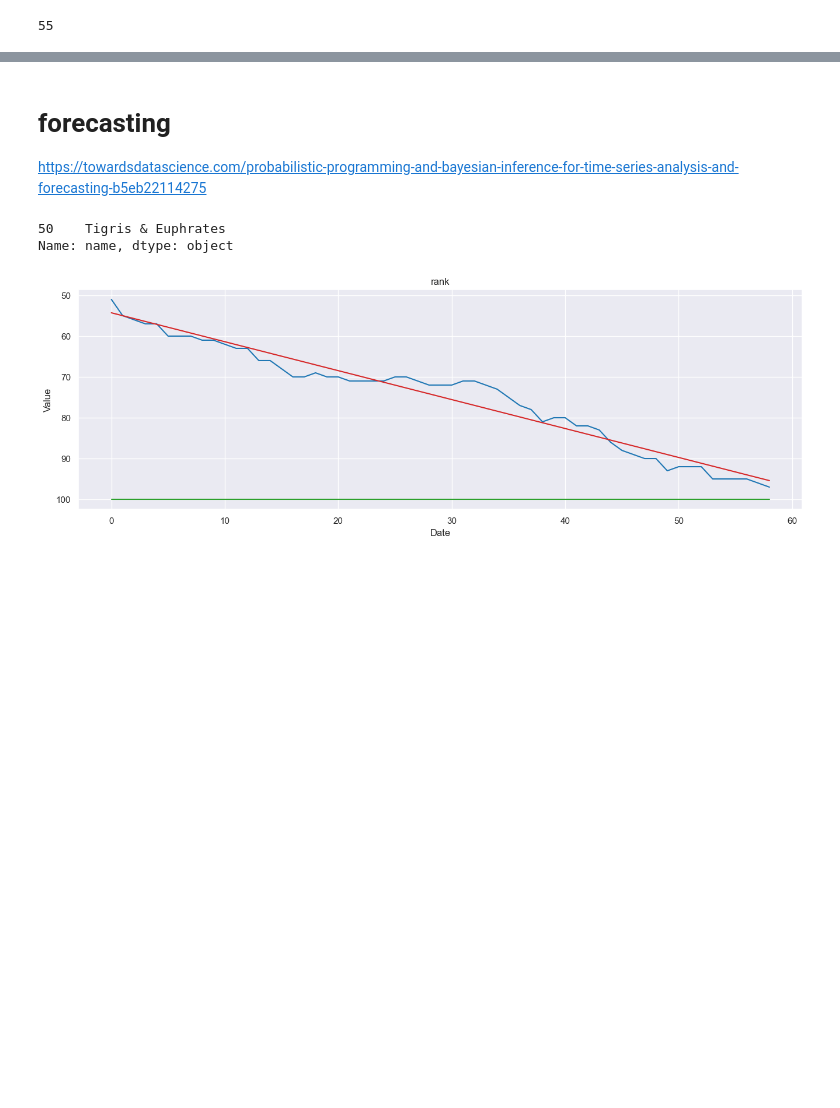
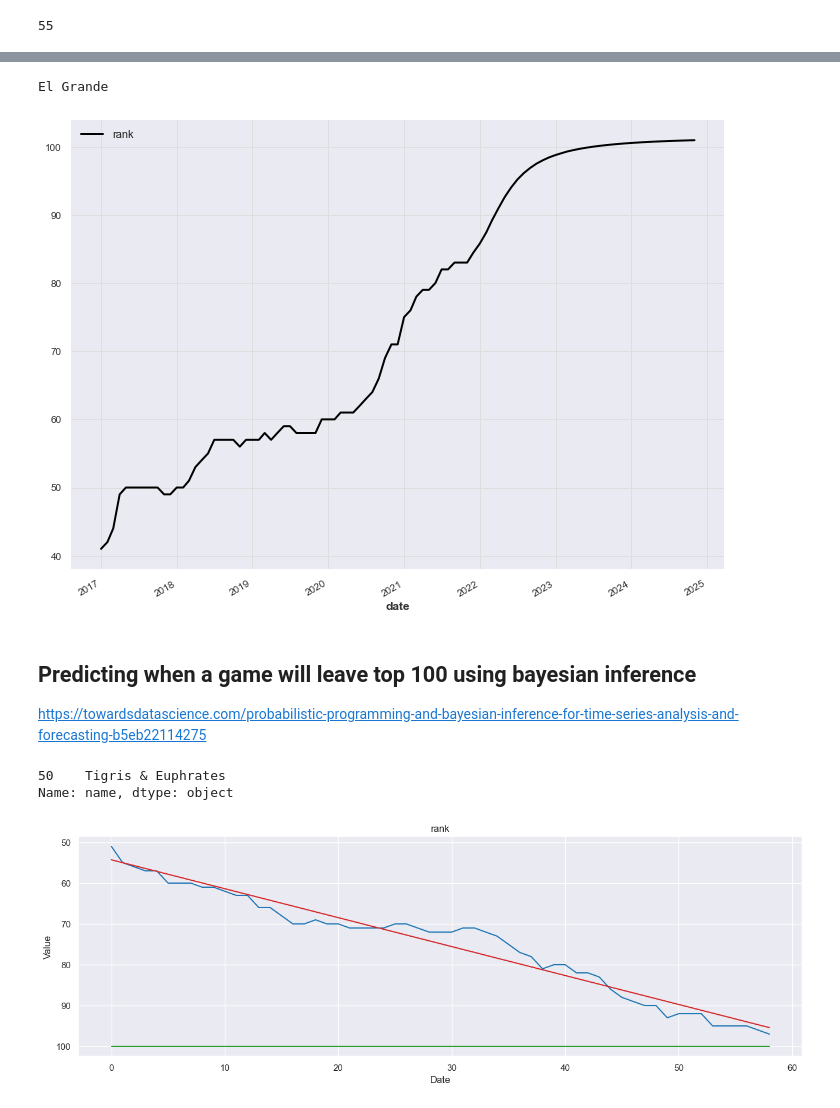
Before and after one commit to renato-scaroni/data_science_studies, a Jupyter notebook: bgg/bgg_history.ipynb, the cells around one changed output, grey strips where cells are left out. Cells and saved outputs as stored; diff of their text form; code cells hidden in the pictures; blank space fills up the shorter version.

```diff
--- a/bgg/bgg_history.ipynb
+++ b/bgg/bgg_history.ipynb
@@ -114,5 +161,17 @@ for date in dates.date:
+# %%
+idx = 1 #getting the index of the game in our 55 games list
+n=36 #predicting the game's position for the next 36 months
+print(id_to_game_name[ids[idx]])
+series = series_list[idx]
+future = model.predict(n=n, series=series)
+
+
+series.append(future).plot()
+# %% [output]
+El Grande
+[figure, added]
 # %% [markdown]
-# forecasting
+## Predicting when a game will leave top 100 using bayesian inference
 
 https://towardsdatascience.com/probabilistic-programming-and-bayesian-inference-for-time-series-analysis-and-forecasting-b5eb22114275
 # %%
```
Also changed, not shown: parts of 13 cells of this notebook, 1 other file.
